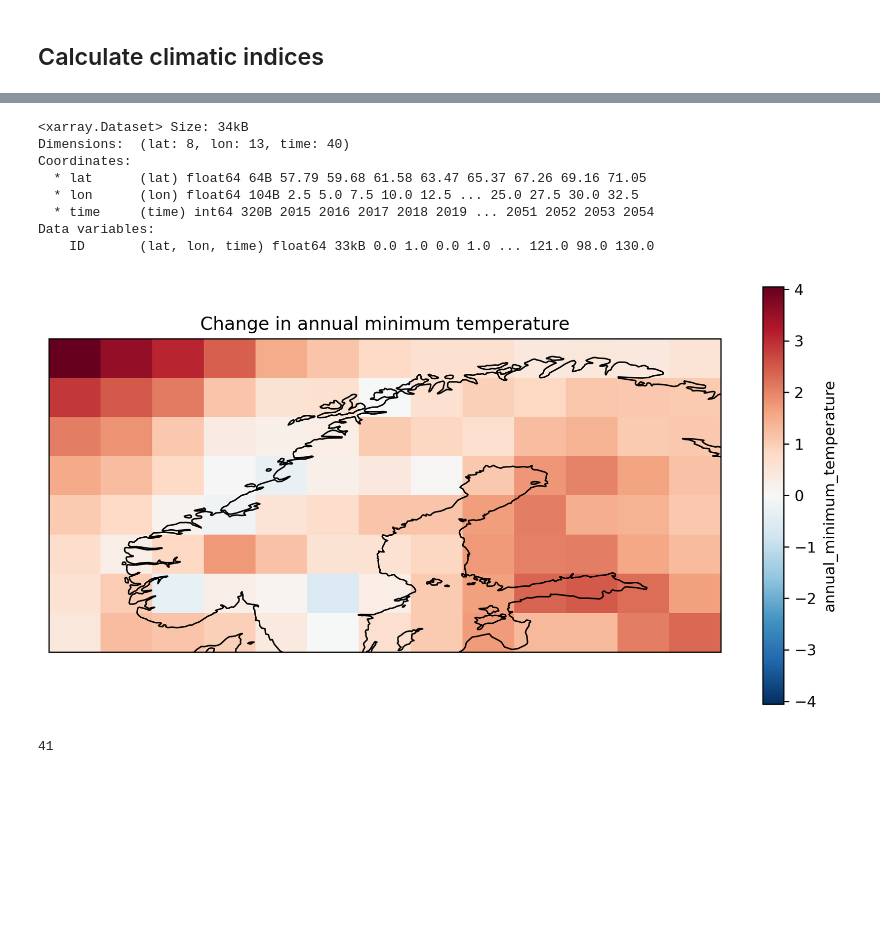
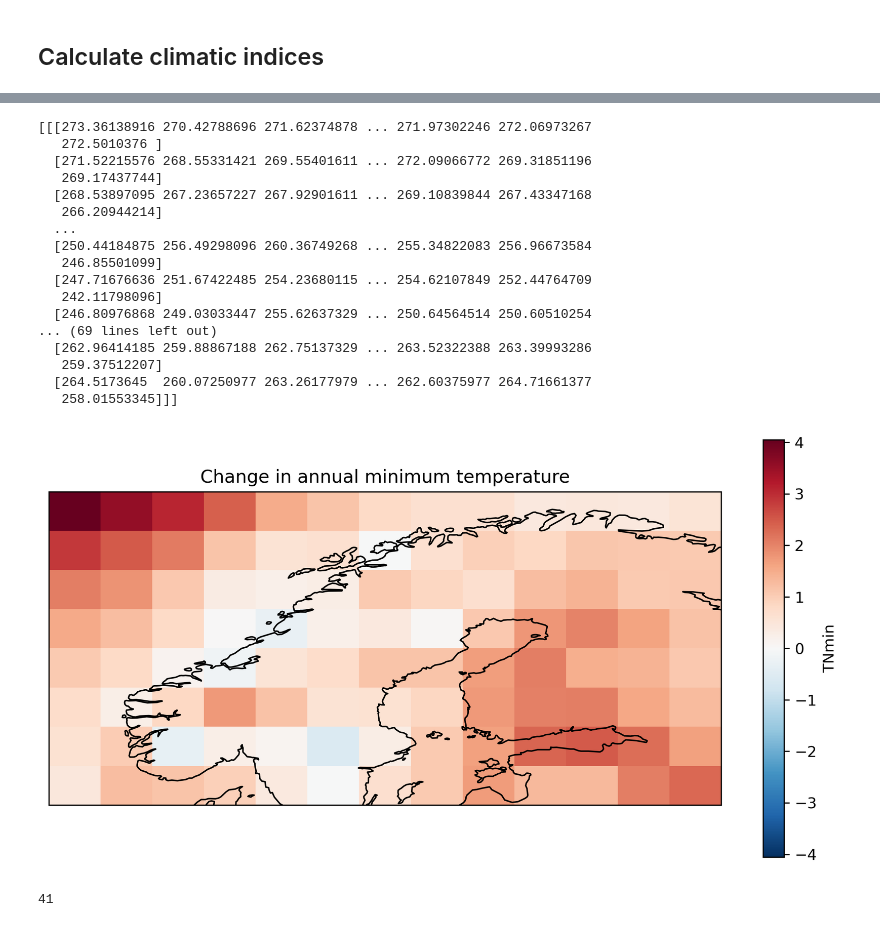
Before and after one commit to astridbg/T3_decision_tools, a Jupyter notebook: temp_climate_indices.ipynb, the cells around one changed output, grey strips where cells are left out. Cells and saved outputs as stored; diff of their text form; code cells hidden in the pictures; blank space fills up the shorter version.

```diff
--- a/temp_climate_indices.ipynb
+++ b/temp_climate_indices.ipynb
@@ -355,59 +482,43 @@ Data variables:
-# %%
-ID = ID(tmax)
-ds = xr.Dataset(
-    data_vars=dict(
-        ID=(["lat", "lon", "time"], ID)
-    ),
-    coords=dict(
-        lat=tmin.lat.values,
-        lon=tmin.lon.values,
-        time=np.arange(2015,2055,1),
-    ),
-)
-
-ds.time.attrs['units'] = 'year'
-ds.lat.attrs['description'] = 'latitude'
-ds.lon.attrs['description'] = 'longitude'
-
-ds.ID.attrs['units'] = 'days'
-ds.ID.attrs['description'] = 'Number of icing days'
-
-
-print(ds)
-ds.to_netcdf(save_folder+'ID_'+area_name+'_'+model_scenario_name+'.nc')
-# %% [output]
-<xarray.Dataset> Size: 34kB
-Dimensions:  (lat: 8, lon: 13, time: 40)
-Coordinates:
-  * lat      (lat) float64 64B 57.79 59.68 61.58 63.47 65.37 67.26 69.16 71.05
-  * lon      (lon) float64 104B 2.5 5.0 7.5 10.0 12.5 ... 25.0 27.5 30.0 32.5
-  * time     (time) int64 320B 2015 2016 2017 2018 2019 ... 2051 2052 2053 2054
-Data variables:
-    ID       (lat, lon, time) float64 33kB 0.0 1.0 0.0 1.0 ... 121.0 98.0 130.0
 # %%
 ds = xr.open_dataset(save_folder+'TNmin_'+area_name+'_'+model_scenario_name+'.nc')
-data = ds.annual_minimum_temperature
+data = ds.TNmin
+print(data.values)
 fig = plt.figure(1, figsize=(10,5),dpi=300)
 ax = plt.subplot(1,1,1, projection=ccrs.PlateCarree())
 diff = data.isel(time=slice(20,40)).mean("time") - data.isel(time=slice(0,20)).mean("time")
 map = diff.plot(ax=ax,
                 transform=ccrs.PlateCarree())
 ax.coastlines()
 ax.set_title("Change in annual minimum temperature")
 plt.show()
 fig.clear()
 
 ds = xr.open_dataset(save_folder+'TXmax_'+area_name+'_'+model_scenario_name+'.nc')
-data = ds.annual_maximum_temperature
+data = ds.TXmax
 fig = plt.figure(1, figsize=(10,5),dpi=300)
 ax = plt.subplot(1,1,1, projection=ccrs.PlateCarree())
 diff = data.isel(time=slice(20,40)).mean("time") - data.isel(time=slice(0,20)).mean("time")
 map = diff.plot(ax=ax,
                 transform=ccrs.PlateCarree())
 ax.coastlines()
 ax.set_title("Change in annual maximum temperature")
-
-print(len(np.arange(2015,2056,1)))
 # %% [output]
+[[[273.36138916 270.42788696 271.62374878 ... 271.97302246 272.06973267
+   272.5010376 ]
+  [271.52215576 268.55331421 269.55401611 ... 272.09066772 269.31851196
+   269.17437744]
+  [268.53897095 267.23657227 267.92901611 ... 269.10839844 267.43347168
+   266.20944214]
+  ...
+  [250.44184875 256.49298096 260.36749268 ... 255.34822083 256.96673584
+   246.85501099]
+  [247.71676636 251.67422485 254.23680115 ... 254.62107849 252.44764709
+   242.11798096]
+  [246.80976868 249.03033447 255.62637329 ... 250.64564514 250.60510254
+... (69 lines left out)
+  [262.96414185 259.88867188 262.75137329 ... 263.52322388 263.39993286
+   259.37512207]
+  [264.5173645  260.07250977 263.26177979 ... 262.60375977 264.71661377
+   258.01553345]]]
-[figure, old version]
+[figure, new version]
-41
+41
```
Also changed, not shown: parts of 12 cells of this notebook.
